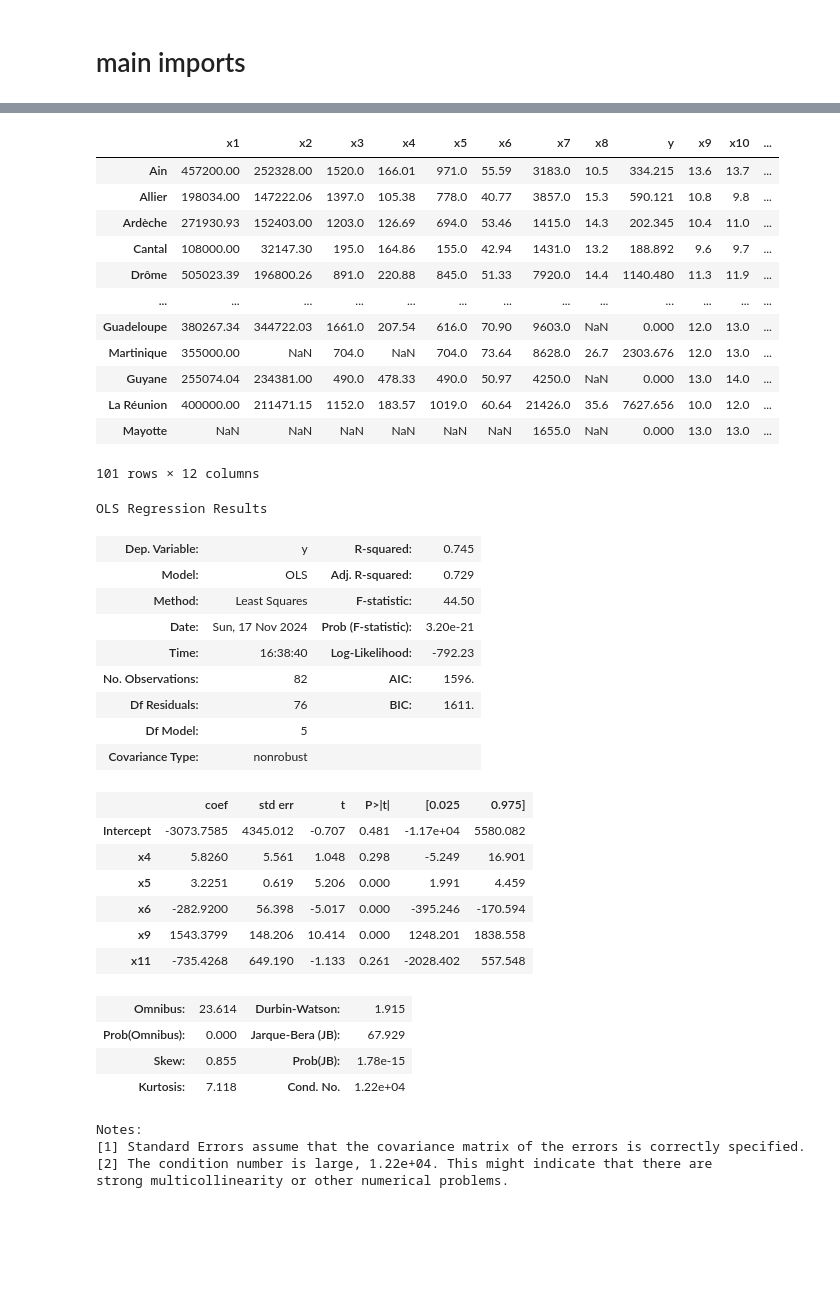
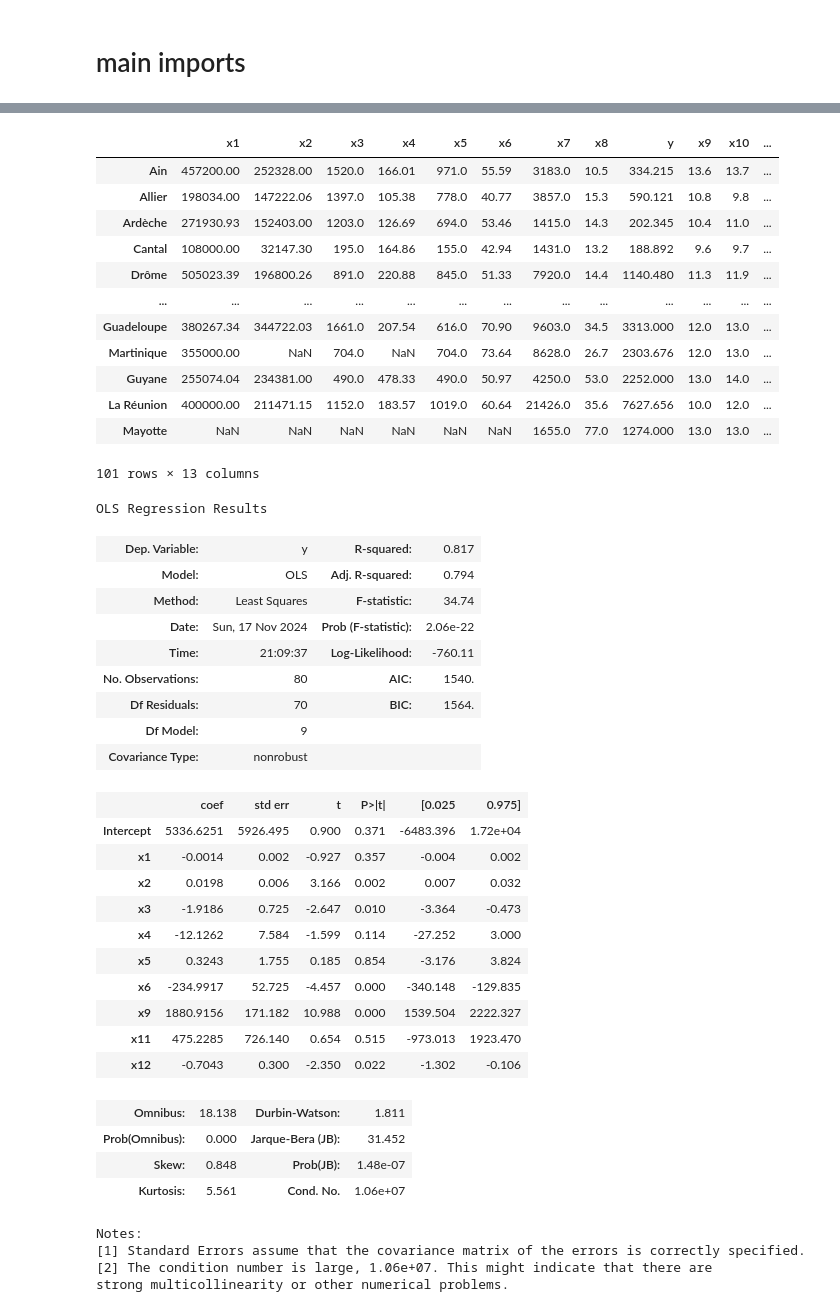
Before and after one commit to femifacia/french_student_precariousness_in_conometrics, a Jupyter notebook: src/regression_faj2015_2020.ipynb, the cells around one changed output, grey strips where cells are left out. Drawn from its saved outputs; the diff is of its cells as text; code cells hidden in the pictures; blank space fills up the shorter version.

```diff
--- a/src/regression_faj2015_2020.ipynb
+++ b/src/regression_faj2015_2020.ipynb
@@ -66,5 +66,5 @@ faj_df
 # %%
-faj_df.columns = ["x1","x2","x3","x4","x5","x6","x7","x8","y","x9", "x10", "x11"]
+faj_df.columns = ["x1","x2","x3","x4","x5","x6","x7","x8","y","x9", "x10", "x11","x12"]
 # %%
 faj_df
 # %% [output]
@@ -75,40 +75,44 @@ faj_df
 | Cantal | 108000.00 | 32147.30 | 195.0 | 164.86 | 155.0 | 42.94 | 1431.0 | 13.2 | 188.892 | 9.6 | 9.7 | ... |
 | Drôme | 505023.39 | 196800.26 | 891.0 | 220.88 | 845.0 | 51.33 | 7920.0 | 14.4 | 1140.480 | 11.3 | 11.9 | ... |
 | ... | ... | ... | ... | ... | ... | ... | ... | ... | ... | ... | ... | ... |
-| Guadeloupe | 380267.34 | 344722.03 | 1661.0 | 207.54 | 616.0 | 70.90 | 9603.0 | NaN | 0.000 | 12.0 | 13.0 | ... |
+| Guadeloupe | 380267.34 | 344722.03 | 1661.0 | 207.54 | 616.0 | 70.90 | 9603.0 | 34.5 | 3313.000 | 12.0 | 13.0 | ... |
 | Martinique | 355000.00 | NaN | 704.0 | NaN | 704.0 | 73.64 | 8628.0 | 26.7 | 2303.676 | 12.0 | 13.0 | ... |
-| Guyane | 255074.04 | 234381.00 | 490.0 | 478.33 | 490.0 | 50.97 | 4250.0 | NaN | 0.000 | 13.0 | 14.0 | ... |
+| Guyane | 255074.04 | 234381.00 | 490.0 | 478.33 | 490.0 | 50.97 | 4250.0 | 53.0 | 2252.000 | 13.0 | 14.0 | ... |
 | La Réunion | 400000.00 | 211471.15 | 1152.0 | 183.57 | 1019.0 | 60.64 | 21426.0 | 35.6 | 7627.656 | 10.0 | 12.0 | ... |
-| Mayotte | NaN | NaN | NaN | NaN | NaN | NaN | 1655.0 | NaN | 0.000 | 13.0 | 13.0 | ... |
+| Mayotte | NaN | NaN | NaN | NaN | NaN | NaN | 1655.0 | 77.0 | 1274.000 | 13.0 | 13.0 | ... |
-101 rows × 12 columns
+101 rows × 13 columns
 # %%
-model = statsmodels.formula.api.ols('y ~ x4 + x5 + x6 + x9 + x11', data = faj_df)
+model = statsmodels.formula.api.ols('y ~ x1 + x2 + x3 + x4 + x5 + x6 + x9 + x11 + x12', data = faj_df)
 result = model.fit()
 
 result.summary()
 # %% [output]
 OLS Regression Results
-| Dep. Variable: | y | R-squared: | 0.745 |
-| Model: | OLS | Adj. R-squared: | 0.729 |
-| Method: | Least Squares | F-statistic: | 44.50 |
-| Date: | Sun, 17 Nov 2024 | Prob (F-statistic): | 3.20e-21 |
-| Time: | 16:38:40 | Log-Likelihood: | -792.23 |
-| No. Observations: | 82 | AIC: | 1596. |
-| Df Residuals: | 76 | BIC: | 1611. |
-| Df Model: | 5 |  |  |
+| Dep. Variable: | y | R-squared: | 0.817 |
+| Model: | OLS | Adj. R-squared: | 0.794 |
+| Method: | Least Squares | F-statistic: | 34.74 |
+| Date: | Sun, 17 Nov 2024 | Prob (F-statistic): | 2.06e-22 |
+| Time: | 21:09:37 | Log-Likelihood: | -760.11 |
+| No. Observations: | 80 | AIC: | 1540. |
+| Df Residuals: | 70 | BIC: | 1564. |
+| Df Model: | 9 |  |  |
 | Covariance Type: | nonrobust |  |  |
 |  | coef | std err | t | P>|t| | [0.025 | 0.975] |
-| Intercept | -3073.7585 | 4345.012 | -0.707 | 0.481 | -1.17e+04 | 5580.082 |
-| x4 | 5.8260 | 5.561 | 1.048 | 0.298 | -5.249 | 16.901 |
-| x5 | 3.2251 | 0.619 | 5.206 | 0.000 | 1.991 | 4.459 |
-| x6 | -282.9200 | 56.398 | -5.017 | 0.000 | -395.246 | -170.594 |
-| x9 | 1543.3799 | 148.206 | 10.414 | 0.000 | 1248.201 | 1838.558 |
-| x11 | -735.4268 | 649.190 | -1.133 | 0.261 | -2028.402 | 557.548 |
+| Intercept | 5336.6251 | 5926.495 | 0.900 | 0.371 | -6483.396 | 1.72e+04 |
+| x1 | -0.0014 | 0.002 | -0.927 | 0.357 | -0.004 | 0.002 |
+| x2 | 0.0198 | 0.006 | 3.166 | 0.002 | 0.007 | 0.032 |
+| x3 | -1.9186 | 0.725 | -2.647 | 0.010 | -3.364 | -0.473 |
+| x4 | -12.1262 | 7.584 | -1.599 | 0.114 | -27.252 | 3.000 |
+| x5 | 0.3243 | 1.755 | 0.185 | 0.854 | -3.176 | 3.824 |
+| x6 | -234.9917 | 52.725 | -4.457 | 0.000 | -340.148 | -129.835 |
+| x9 | 1880.9156 | 171.182 | 10.988 | 0.000 | 1539.504 | 2222.327 |
+| x11 | 475.2285 | 726.140 | 0.654 | 0.515 | -973.013 | 1923.470 |
+| x12 | -0.7043 | 0.300 | -2.350 | 0.022 | -1.302 | -0.106 |
-| Omnibus: | 23.614 | Durbin-Watson: | 1.915 |
-| Prob(Omnibus): | 0.000 | Jarque-Bera (JB): | 67.929 |
-| Skew: | 0.855 | Prob(JB): | 1.78e-15 |
-| Kurtosis: | 7.118 | Cond. No. | 1.22e+04 |
+| Omnibus: | 18.138 | Durbin-Watson: | 1.811 |
+| Prob(Omnibus): | 0.000 | Jarque-Bera (JB): | 31.452 |
+| Skew: | 0.848 | Prob(JB): | 1.48e-07 |
+| Kurtosis: | 5.561 | Cond. No. | 1.06e+07 |
 Notes:
 [1] Standard Errors assume that the covariance matrix of the errors is correctly specified.
-[2] The condition number is large, 1.22e+04. This might indicate that there are
+[2] The condition number is large, 1.06e+07. This might indicate that there are
 strong multicollinearity or other numerical problems.
```
Also changed, not shown: parts of 2 cells of this notebook, 7 other files.
